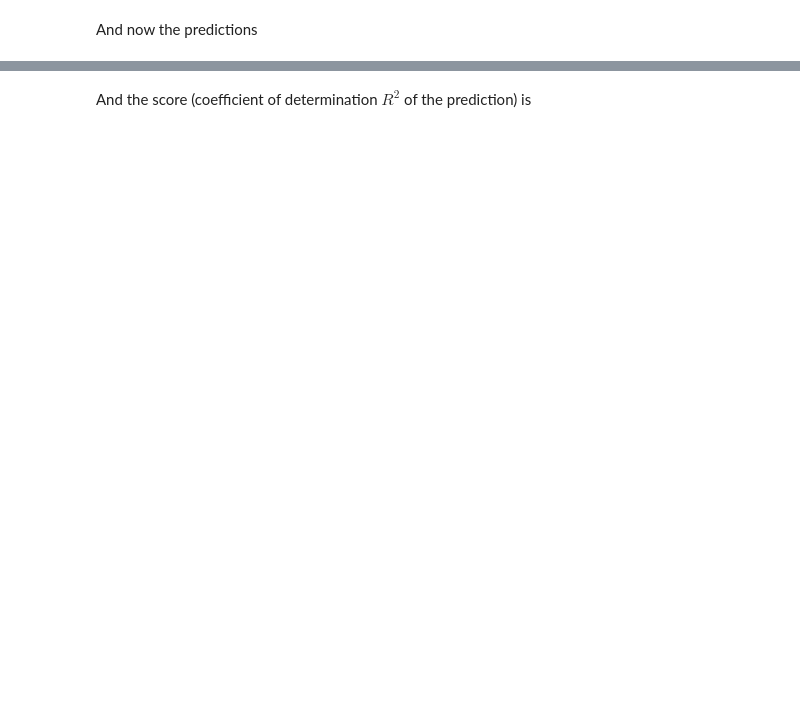
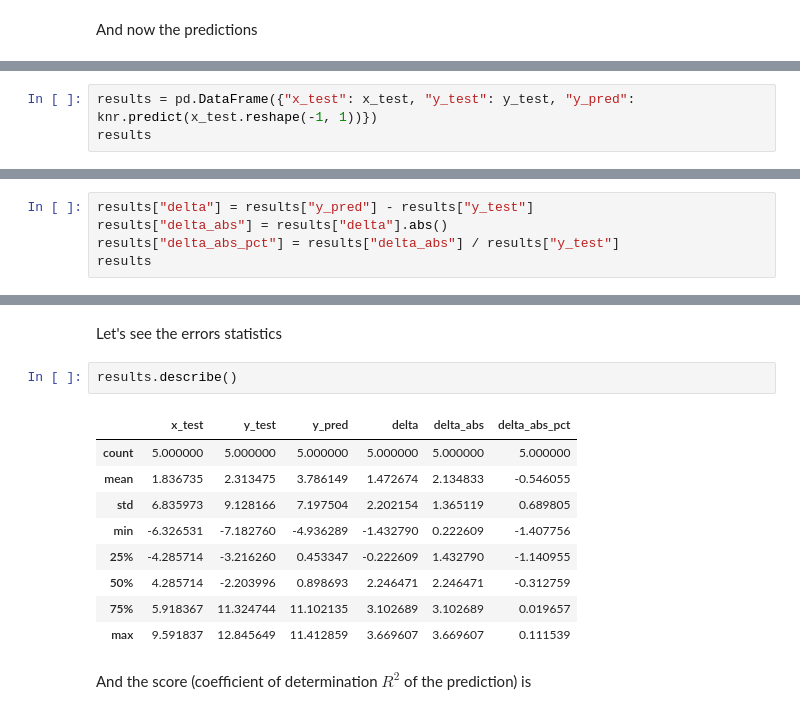
Before and after one commit to pedrojscardoso/MEEC_ISE_UAlg_Machine_learning, a Jupyter notebook: 3-ML/10-Nearest-Neighbors-(kNN)-Regression.ipynb, the cells around one changed output, grey strips where cells are left out. Saved outputs shown, nothing was run; the diff lists cells and outputs as text; blank space fills up the shorter version.

```diff
--- a/3-ML/10-Nearest-Neighbors-(kNN)-Regression.ipynb
+++ b/3-ML/10-Nearest-Neighbors-(kNN)-Regression.ipynb
@@ -82,0 +89,3 @@ print(knr.predict(x_test))
+# %%
+results = pd.DataFrame({"x_test": x_test, "y_test": y_test, "y_pred": knr.predict(x_test.reshape(-1, 1))})
+results
@@ -91,0 +101,5 @@ array([-1.43278992,  3.1026887 , -0.22260902,  3.66960658,  2.24647134])
+# %%
+results["delta"] = results["y_pred"] - results["y_test"]
+results["delta_abs"] = results["delta"].abs()
+results["delta_abs_pct"] = results["delta_abs"] / results["y_test"]
+results
@@ -92,3 +113,17 @@ array([-1.43278992,  3.1026887 , -0.22260902,  3.66960658,  2.24647134])
+# %% [markdown]
+Let's see the errors statistics
+# %%
+results.describe()
+# %% [output]
+|  | x_test | y_test | y_pred | delta | delta_abs | delta_abs_pct |
+| count | 5.000000 | 5.000000 | 5.000000 | 5.000000 | 5.000000 | 5.000000 |
+| mean | 1.836735 | 2.313475 | 3.786149 | 1.472674 | 2.134833 | -0.546055 |
+| std | 6.835973 | 9.128166 | 7.197504 | 2.202154 | 1.365119 | 0.689805 |
+| min | -6.326531 | -7.182760 | -4.936289 | -1.432790 | 0.222609 | -1.407756 |
+| 25% | -4.285714 | -3.216260 | 0.453347 | -0.222609 | 1.432790 | -1.140955 |
+| 50% | 4.285714 | -2.203996 | 0.898693 | 2.246471 | 2.246471 | -0.312759 |
+| 75% | 5.918367 | 11.324744 | 11.102135 | 3.102689 | 3.102689 | 0.019657 |
+| max | 9.591837 | 12.845649 | 11.412859 | 3.669607 | 3.669607 | 0.111539 |
 # %% [markdown]
 And the score (coefficient of determination $R^2$ of the prediction) is
 # %%
```
Also changed, not shown: parts of 14 cells of this notebook, 2 other files.
